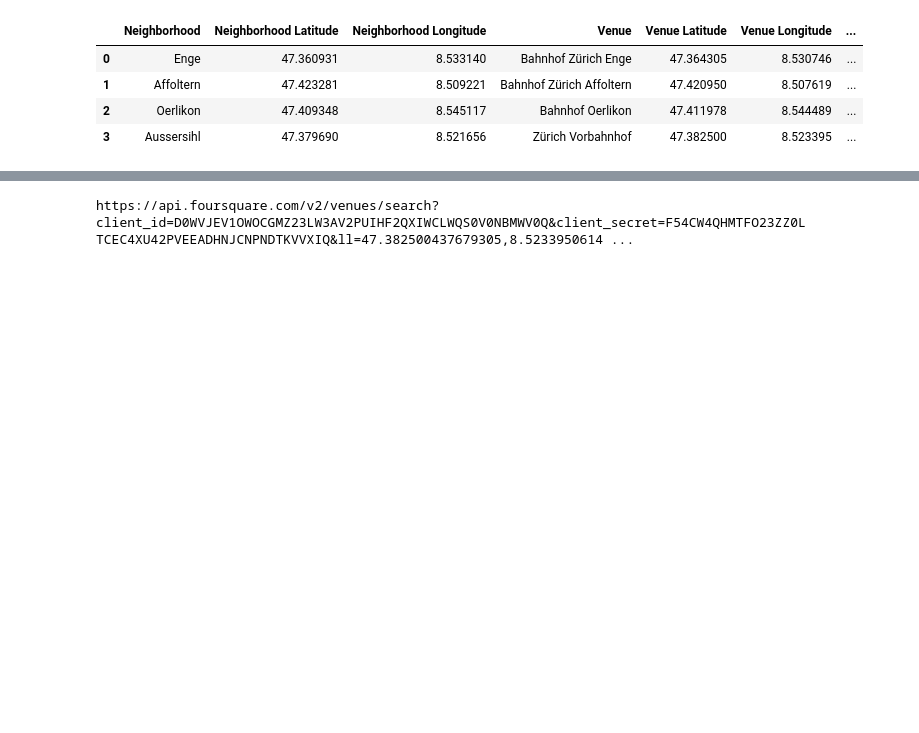
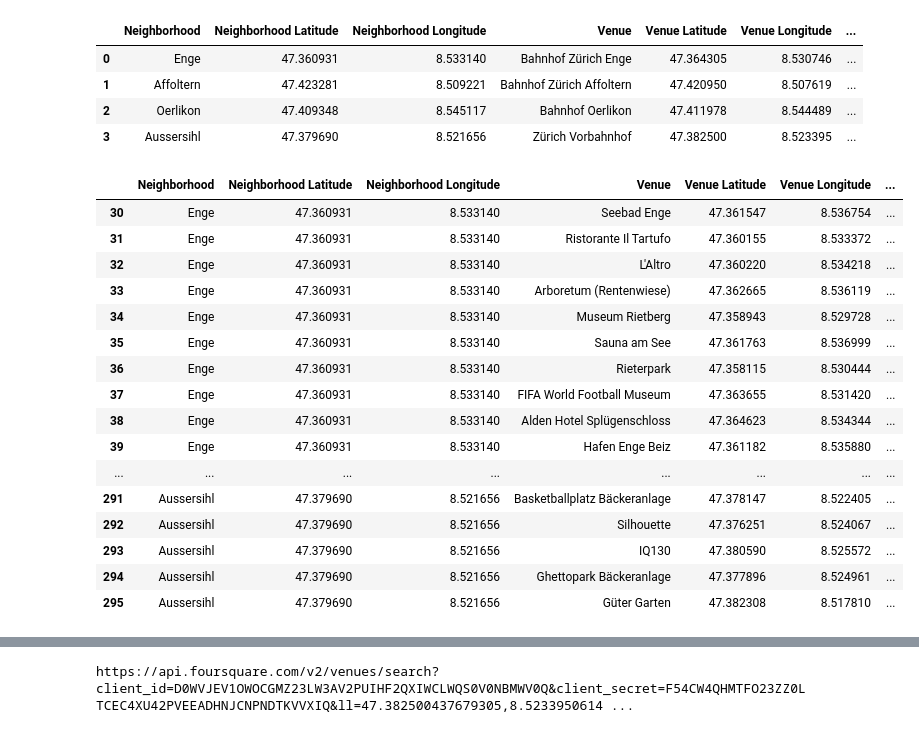
Before and after one commit to xanag/Coursera_Capstone, a Jupyter notebook: Final Capstone Project.ipynb, the cells around one changed output, grey strips where cells are left out. Saved outputs shown, nothing was run; the diff lists cells and outputs as text; code cells hidden in the pictures; blank space fills up the shorter version.

```diff
--- a/Final Capstone Project.ipynb
+++ b/Final Capstone Project.ipynb
@@ -423,3 +417,25 @@ neigh_with_train
 | 1 | Affoltern | 47.423281 | 8.509221 | Bahnhof Zürich Affoltern | 47.420950 | 8.507619 | ... |
 | 2 | Oerlikon | 47.409348 | 8.545117 | Bahnhof Oerlikon | 47.411978 | 8.544489 | ... |
 | 3 | Aussersihl | 47.379690 | 8.521656 | Zürich Vorbahnhof | 47.382500 | 8.523395 | ... |
+# %%
+# Narrow the choice of Zurich neighborhoods by considering only those with train stations
+subset = zurich_venues.loc[zurich_venues['Neighborhood'].isin(['Enge', 'Affoltern','Oerlikon','Aussersihl'])]
+subset
+# %% [output]
+|  | Neighborhood | Neighborhood Latitude | Neighborhood Longitude | Venue | Venue Latitude | Venue Longitude | ... |
+| 30 | Enge | 47.360931 | 8.533140 | Seebad Enge | 47.361547 | 8.536754 | ... |
+| 31 | Enge | 47.360931 | 8.533140 | Ristorante Il Tartufo | 47.360155 | 8.533372 | ... |
+| 32 | Enge | 47.360931 | 8.533140 | L'Altro | 47.360220 | 8.534218 | ... |
+| 33 | Enge | 47.360931 | 8.533140 | Arboretum (Rentenwiese) | 47.362665 | 8.536119 | ... |
+| 34 | Enge | 47.360931 | 8.533140 | Museum Rietberg | 47.358943 | 8.529728 | ... |
+| 35 | Enge | 47.360931 | 8.533140 | Sauna am See | 47.361763 | 8.536999 | ... |
+| 36 | Enge | 47.360931 | 8.533140 | Rieterpark | 47.358115 | 8.530444 | ... |
+| 37 | Enge | 47.360931 | 8.533140 | FIFA World Football Museum | 47.363655 | 8.531420 | ... |
+| 38 | Enge | 47.360931 | 8.533140 | Alden Hotel Splügenschloss | 47.364623 | 8.534344 | ... |
+| 39 | Enge | 47.360931 | 8.533140 | Hafen Enge Beiz | 47.361182 | 8.535880 | ... |
+| ... | ... | ... | ... | ... | ... | ... | ... |
+| 291 | Aussersihl | 47.379690 | 8.521656 | Basketballplatz Bäckeranlage | 47.378147 | 8.522405 | ... |
+| 292 | Aussersihl | 47.379690 | 8.521656 | Silhouette | 47.376251 | 8.524067 | ... |
+| 293 | Aussersihl | 47.379690 | 8.521656 | IQ130 | 47.380590 | 8.525572 | ... |
+| 294 | Aussersihl | 47.379690 | 8.521656 | Ghettopark Bäckeranlage | 47.377896 | 8.524961 | ... |
+| 295 | Aussersihl | 47.379690 | 8.521656 | Güter Garten | 47.382308 | 8.517810 | ... |
```
Also changed, not shown: parts of 39 cells of this notebook.
